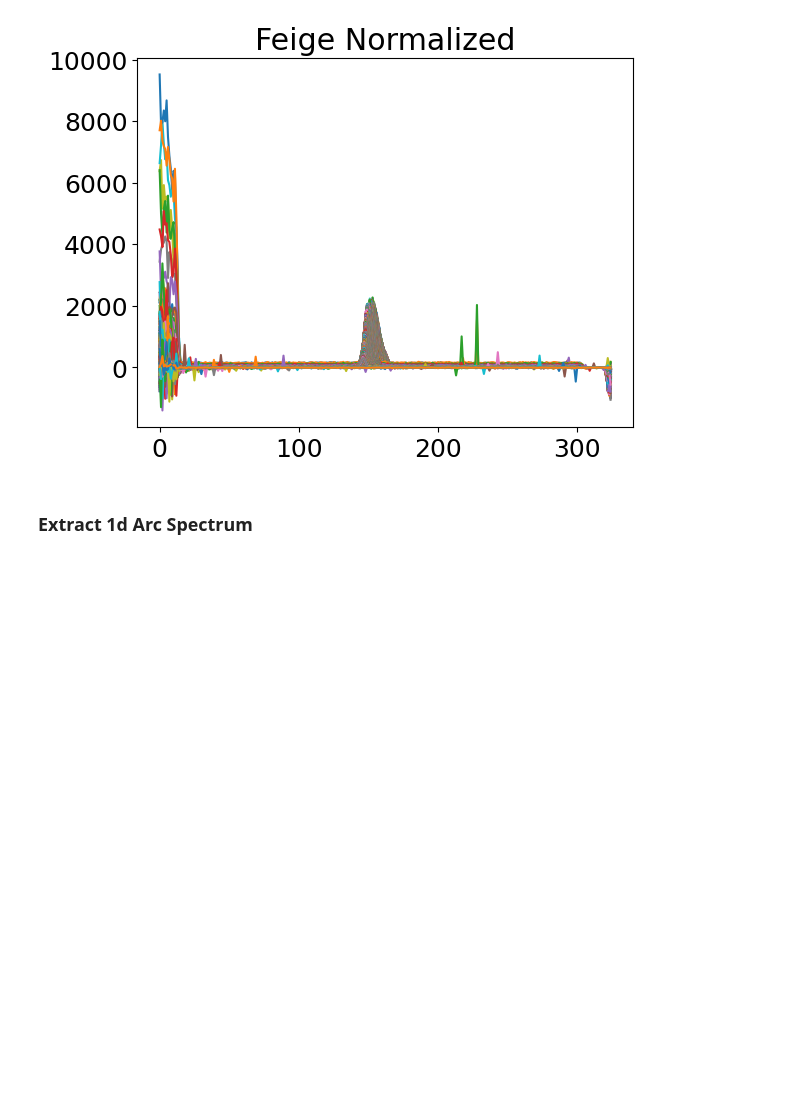
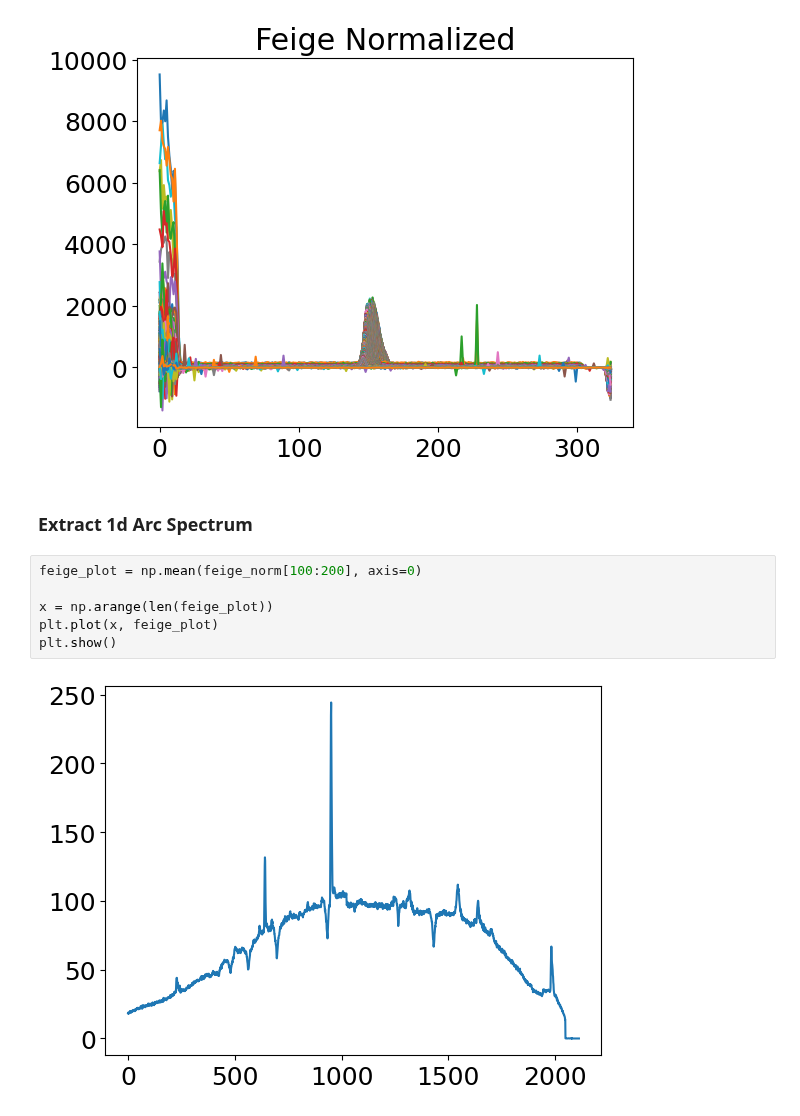
Before and after one commit to parkergeorge30/ASTRO150, a Jupyter notebook: Lab2.ipynb, the cells around one changed output. Drawn from its saved outputs; the diff is of its cells as text; blank space fills up the shorter version.

```diff
--- a/Lab2.ipynb
+++ b/Lab2.ipynb
@@ -519,3 +539,11 @@ plt.show()
 [figure]
 # %% [markdown]
 ### Extract 1d Arc Spectrum
+# %%
+feige_plot = np.mean(feige_norm[100:200], axis=0)
+
+x = np.arange(len(feige_plot))
+plt.plot(x, feige_plot)
+plt.show()
+# %% [output]
+[figure, added]
```
Also changed, not shown: parts of 7 cells of this notebook, 1 other file.
